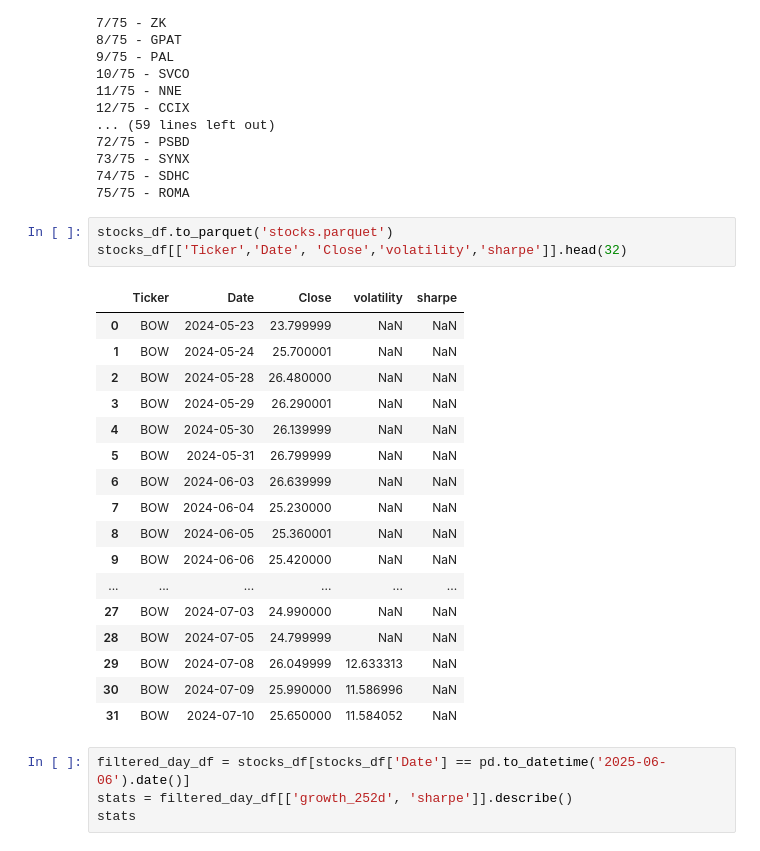
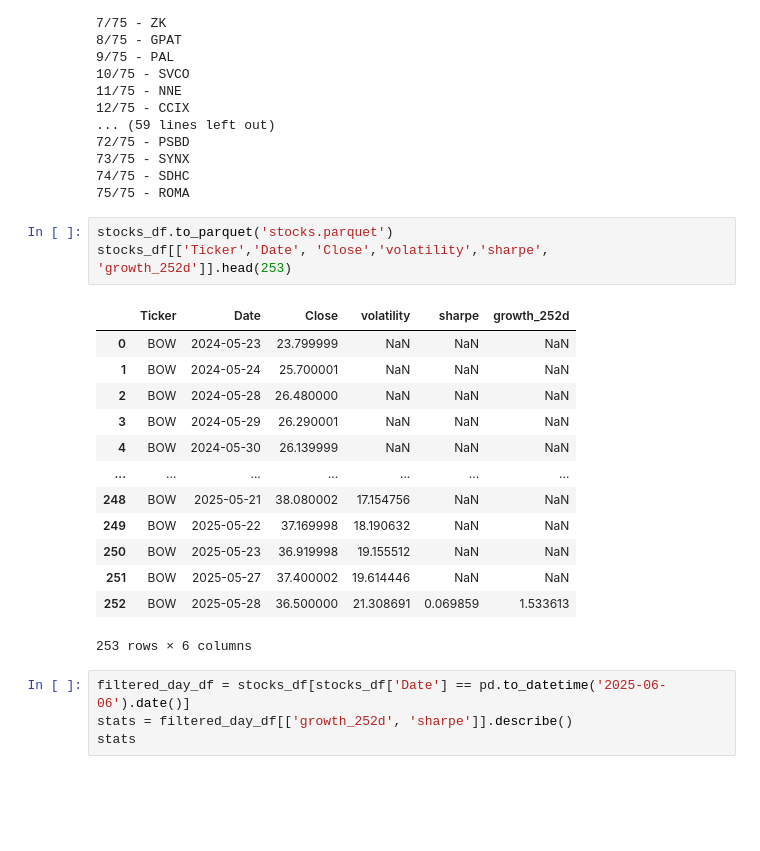
Before and after one commit to Jaguar838/stock-markets-analytics-zoomcamp, a Jupyter notebook: HW/2025/hw-02/hw-02.ipynb, the cells around one changed output. Drawn from its saved outputs; the diff is of its cells as text; blank space fills up the shorter version.

```diff
--- a/HW/2025/hw-02/hw-02.ipynb
+++ b/HW/2025/hw-02/hw-02.ipynb
@@ -487,25 +487,21 @@ for i, ticker in enumerate(tickers):
 75/75 - ROMA
 # %%
 stocks_df.to_parquet('stocks.parquet')
-stocks_df[['Ticker','Date', 'Close','volatility','sharpe']].head(32)
+stocks_df[['Ticker','Date', 'Close','volatility','sharpe', 'growth_252d']].head(253)
 # %% [output]
-|  | Ticker | Date | Close | volatility | sharpe |
-| 0 | BOW | 2024-05-23 | 23.799999 | NaN | NaN |
-| 1 | BOW | 2024-05-24 | 25.700001 | NaN | NaN |
-| 2 | BOW | 2024-05-28 | 26.480000 | NaN | NaN |
-| 3 | BOW | 2024-05-29 | 26.290001 | NaN | NaN |
-| 4 | BOW | 2024-05-30 | 26.139999 | NaN | NaN |
-| 5 | BOW | 2024-05-31 | 26.799999 | NaN | NaN |
-| 6 | BOW | 2024-06-03 | 26.639999 | NaN | NaN |
-| 7 | BOW | 2024-06-04 | 25.230000 | NaN | NaN |
-| 8 | BOW | 2024-06-05 | 25.360001 | NaN | NaN |
-| 9 | BOW | 2024-06-06 | 25.420000 | NaN | NaN |
-| ... | ... | ... | ... | ... | ... |
-| 27 | BOW | 2024-07-03 | 24.990000 | NaN | NaN |
-| 28 | BOW | 2024-07-05 | 24.799999 | NaN | NaN |
-| 29 | BOW | 2024-07-08 | 26.049999 | 12.633313 | NaN |
-| 30 | BOW | 2024-07-09 | 25.990000 | 11.586996 | NaN |
-| 31 | BOW | 2024-07-10 | 25.650000 | 11.584052 | NaN |
+|  | Ticker | Date | Close | volatility | sharpe | growth_252d |
+| 0 | BOW | 2024-05-23 | 23.799999 | NaN | NaN | NaN |
+| 1 | BOW | 2024-05-24 | 25.700001 | NaN | NaN | NaN |
+| 2 | BOW | 2024-05-28 | 26.480000 | NaN | NaN | NaN |
+| 3 | BOW | 2024-05-29 | 26.290001 | NaN | NaN | NaN |
+| 4 | BOW | 2024-05-30 | 26.139999 | NaN | NaN | NaN |
+| ... | ... | ... | ... | ... | ... | ... |
+| 248 | BOW | 2025-05-21 | 38.080002 | 17.154756 | NaN | NaN |
+| 249 | BOW | 2025-05-22 | 37.169998 | 18.190632 | NaN | NaN |
+| 250 | BOW | 2025-05-23 | 36.919998 | 19.155512 | NaN | NaN |
+| 251 | BOW | 2025-05-27 | 37.400002 | 19.614446 | NaN | NaN |
+| 252 | BOW | 2025-05-28 | 36.500000 | 21.308691 | 0.069859 | 1.533613 |
+253 rows × 6 columns
 # %%
 filtered_day_df = stocks_df[stocks_df['Date'] == pd.to_datetime('2025-06-06').date()]
 stats = filtered_day_df[['growth_252d', 'sharpe']].describe()
```
Also changed, not shown: parts of 4 cells of this notebook.
